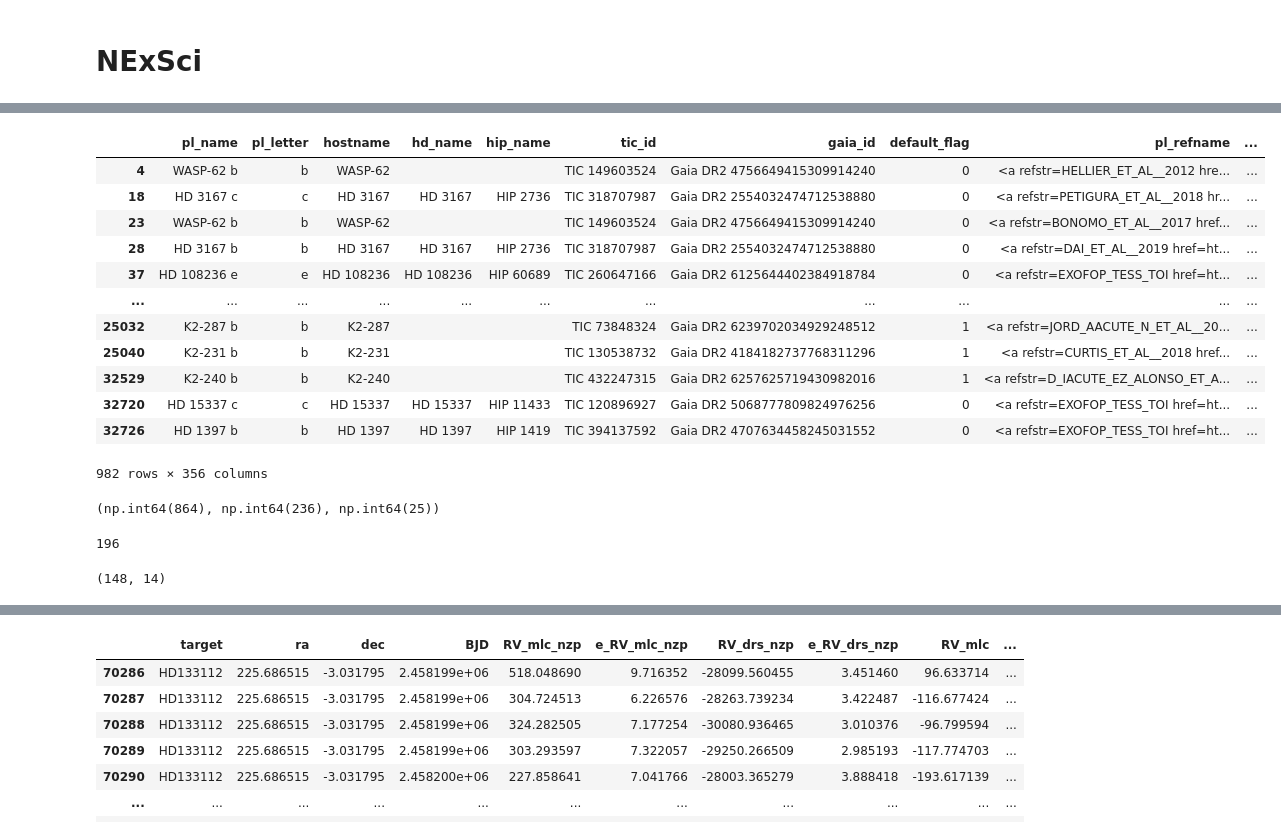
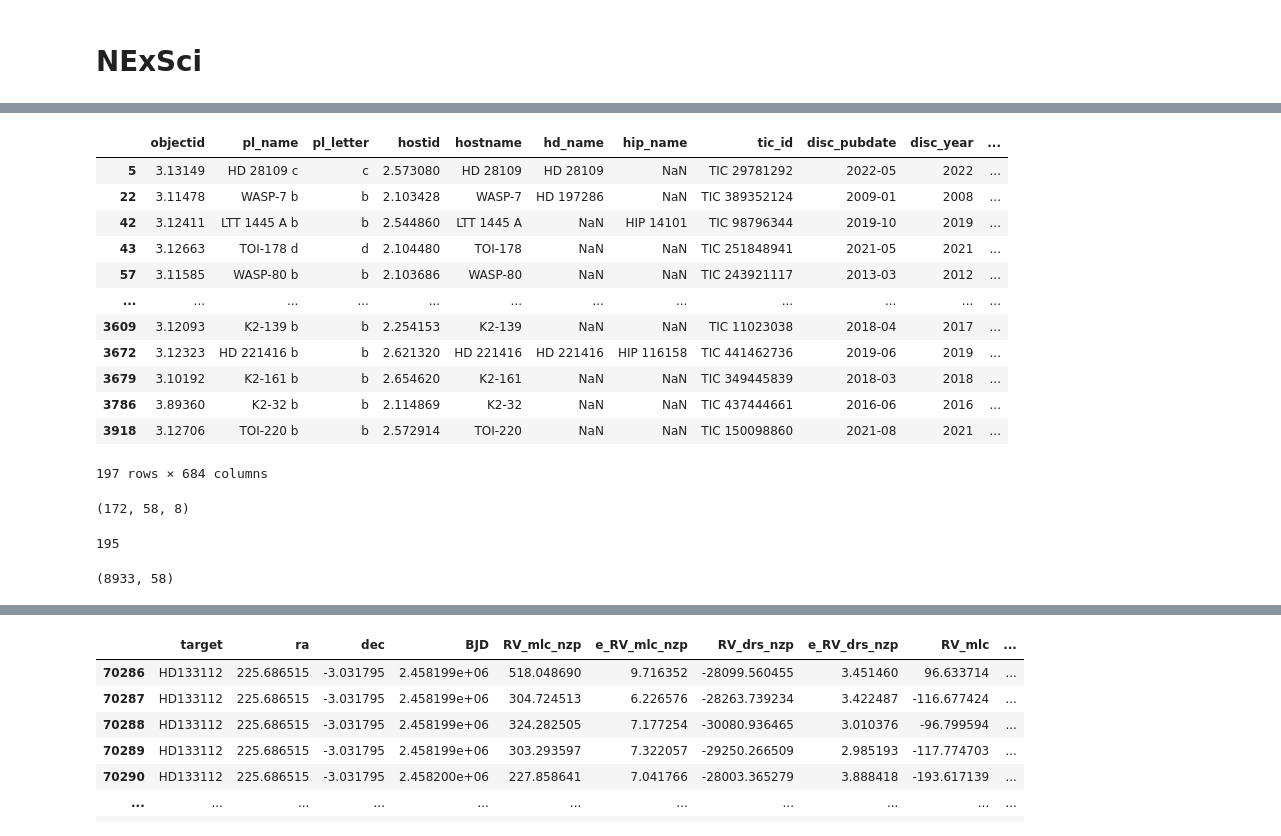
Before and after one commit to jpdeleon/wakai, a Jupyter notebook: notebooks/young_toi_with_harps_rv.ipynb, the cells around one changed output, grey strips where cells are left out. Cells and saved outputs as stored; diff of their text form; code cells hidden in the pictures.

```diff
--- a/notebooks/young_toi_with_harps_rv.ipynb
+++ b/notebooks/young_toi_with_harps_rv.ipynb
@@ -1,2 +15,4 @@
 # %%
-import pandas as pd
+url = "https://github.com/3fon3fonov/HARPS_RVBank/raw/refs/heads/master/HARPS_RVBank_ver02.csv.zip"
+df2 = pd.read_csv(url)
+df2.head()
@@ -13,3 +26,0 @@ df.head()
-# %%
-df2 = pd.read_csv('../../archive_digger/data/harps_db.csv')
-df2.head()
@@ -27,0 +52,4 @@ df_rvs.shape
+# %%
+import numpy as np
+
+df2 = df2.replace(-9999999.0, np.nan)
@@ -32,7 +63,7 @@ import sys
 sys.path.insert(0, '../code/')
 from catalog import get_nexsci_data
 
-nexsci = get_nexsci_data(table_name="ps", clobber=False)
+nexsci = get_nexsci_data(table_name="pscomppars", clobber=False)
 nexsci.head()
 # %% [output]
 Column definitions:  https://exoplanetarchive.ipac.caltech.edu/docs/API_PS_columns.html
@@ -60,33 +78,33 @@ Saved:  ../data/nexsci_ps.csv
 # %%
-idx1 = nexsci.hostname.str.lower().replace('([- ])', '', regex=True).isin(df2.Target.str.lower().replace('([- ])', '', regex=True))
-idx2 = nexsci.hd_name.str.lower().replace('([- ])', '', regex=True).isin(df2.Target.str.lower().replace('([- ])', '', regex=True))
-idx3 = nexsci.hip_name.str.lower().replace('([- ])', '', regex=True).isin(df2.Target.str.lower().replace('([- ])', '', regex=True))
+idx1 = nexsci.hostname.str.lower().replace('([- ])', '', regex=True).isin(df2.target.str.lower().replace('([- ])', '', regex=True))
+idx2 = nexsci.hd_name.str.lower().replace('([- ])', '', regex=True).isin(df2.target.str.lower().replace('([- ])', '', regex=True))
+idx3 = nexsci.hip_name.str.lower().replace('([- ])', '', regex=True).isin(df2.target.str.lower().replace('([- ])', '', regex=True))
 nexsci[idx1|idx2|idx3]
 # %% [output]
-|  | pl_name | pl_letter | hostname | hd_name | hip_name | tic_id | gaia_id | default_flag | pl_refname | ... |
-| 4 | WASP-62 b | b | WASP-62 |  |  | TIC 149603524 | Gaia DR2 4756649415309914240 | 0 | <a refstr=HELLIER_ET_AL__2012 hre... | ... |
-| 18 | HD 3167 c | c | HD 3167 | HD 3167 | HIP 2736 | TIC 318707987 | Gaia DR2 2554032474712538880 | 0 | <a refstr=PETIGURA_ET_AL__2018 hr... | ... |
-| 23 | WASP-62 b | b | WASP-62 |  |  | TIC 149603524 | Gaia DR2 4756649415309914240 | 0 | <a refstr=BONOMO_ET_AL__2017 href... | ... |
-| 28 | HD 3167 b | b | HD 3167 | HD 3167 | HIP 2736 | TIC 318707987 | Gaia DR2 2554032474712538880 | 0 | <a refstr=DAI_ET_AL__2019 href=ht... | ... |
-| 37 | HD 108236 e | e | HD 108236 | HD 108236 | HIP 60689 | TIC 260647166 | Gaia DR2 6125644402384918784 | 0 | <a refstr=EXOFOP_TESS_TOI href=ht... | ... |
-| ... | ... | ... | ... | ... | ... | ... | ... | ... | ... | ... |
-| 25032 | K2-287 b | b | K2-287 |  |  | TIC 73848324 | Gaia DR2 6239702034929248512 | 1 | <a refstr=JORD_AACUTE_N_ET_AL__20... | ... |
-| 25040 | K2-231 b | b | K2-231 |  |  | TIC 130538732 | Gaia DR2 4184182737768311296 | 1 | <a refstr=CURTIS_ET_AL__2018 href... | ... |
-| 32529 | K2-240 b | b | K2-240 |  |  | TIC 432247315 | Gaia DR2 6257625719430982016 | 1 | <a refstr=D_IACUTE_EZ_ALONSO_ET_A... | ... |
-| 32720 | HD 15337 c | c | HD 15337 | HD 15337 | HIP 11433 | TIC 120896927 | Gaia DR2 5068777809824976256 | 0 | <a refstr=EXOFOP_TESS_TOI href=ht... | ... |
-| 32726 | HD 1397 b | b | HD 1397 | HD 1397 | HIP 1419 | TIC 394137592 | Gaia DR2 4707634458245031552 | 0 | <a refstr=EXOFOP_TESS_TOI href=ht... | ... |
+|  | objectid | pl_name | pl_letter | hostid | hostname | hd_name | hip_name | tic_id | disc_pubdate | disc_year | ... |
+| 5 | 3.13149 | HD 28109 c | c | 2.573080 | HD 28109 | HD 28109 | NaN | TIC 29781292 | 2022-05 | 2022 | ... |
+| 22 | 3.11478 | WASP-7 b | b | 2.103428 | WASP-7 | HD 197286 | NaN | TIC 389352124 | 2009-01 | 2008 | ... |
+| 42 | 3.12411 | LTT 1445 A b | b | 2.544860 | LTT 1445 A | NaN | HIP 14101 | TIC 98796344 | 2019-10 | 2019 | ... |
+| 43 | 3.12663 | TOI-178 d | d | 2.104480 | TOI-178 | NaN | NaN | TIC 251848941 | 2021-05 | 2021 | ... |
+| 57 | 3.11585 | WASP-80 b | b | 2.103686 | WASP-80 | NaN | NaN | TIC 243921117 | 2013-03 | 2012 | ... |
+| ... | ... | ... | ... | ... | ... | ... | ... | ... | ... | ... | ... |
+| 3609 | 3.12093 | K2-139 b | b | 2.254153 | K2-139 | NaN | NaN | TIC 11023038 | 2018-04 | 2017 | ... |
+| 3672 | 3.12323 | HD 221416 b | b | 2.621320 | HD 221416 | HD 221416 | HIP 116158 | TIC 441462736 | 2019-06 | 2019 | ... |
+| 3679 | 3.10192 | K2-161 b | b | 2.654620 | K2-161 | NaN | NaN | TIC 349445839 | 2018-03 | 2018 | ... |
+| 3786 | 3.89360 | K2-32 b | b | 2.114869 | K2-32 | NaN | NaN | TIC 437444661 | 2016-06 | 2016 | ... |
+| 3918 | 3.12706 | TOI-220 b | b | 2.572914 | TOI-220 | NaN | NaN | TIC 150098860 | 2021-08 | 2021 | ... |
-982 rows × 356 columns
+197 rows × 684 columns
 # %%
 idx1.sum(), idx2.sum(), idx3.sum()
 # %% [output]
-(np.int64(864), np.int64(236), np.int64(25))
+(172, 58, 8)
 # %%
 hostnames = nexsci[idx1|idx2|idx3][['hostname','hip_name','hd_name']].stack().str.lower().replace('([- ])', '', regex=True).unique()
 len(hostnames)
 # %% [output]
-196
+195
 # %%
-idx=df2.Target.str.lower().replace('([- ])', '', regex=True).isin(hostnames)
+idx=df2.target.str.lower().replace('([- ])', '', regex=True).isin(hostnames)
 df2[idx].shape
 # %% [output]
-(148, 14)
+(8933, 58)
```
Also changed, not shown: parts of 38 cells of this notebook, 22 other files.
